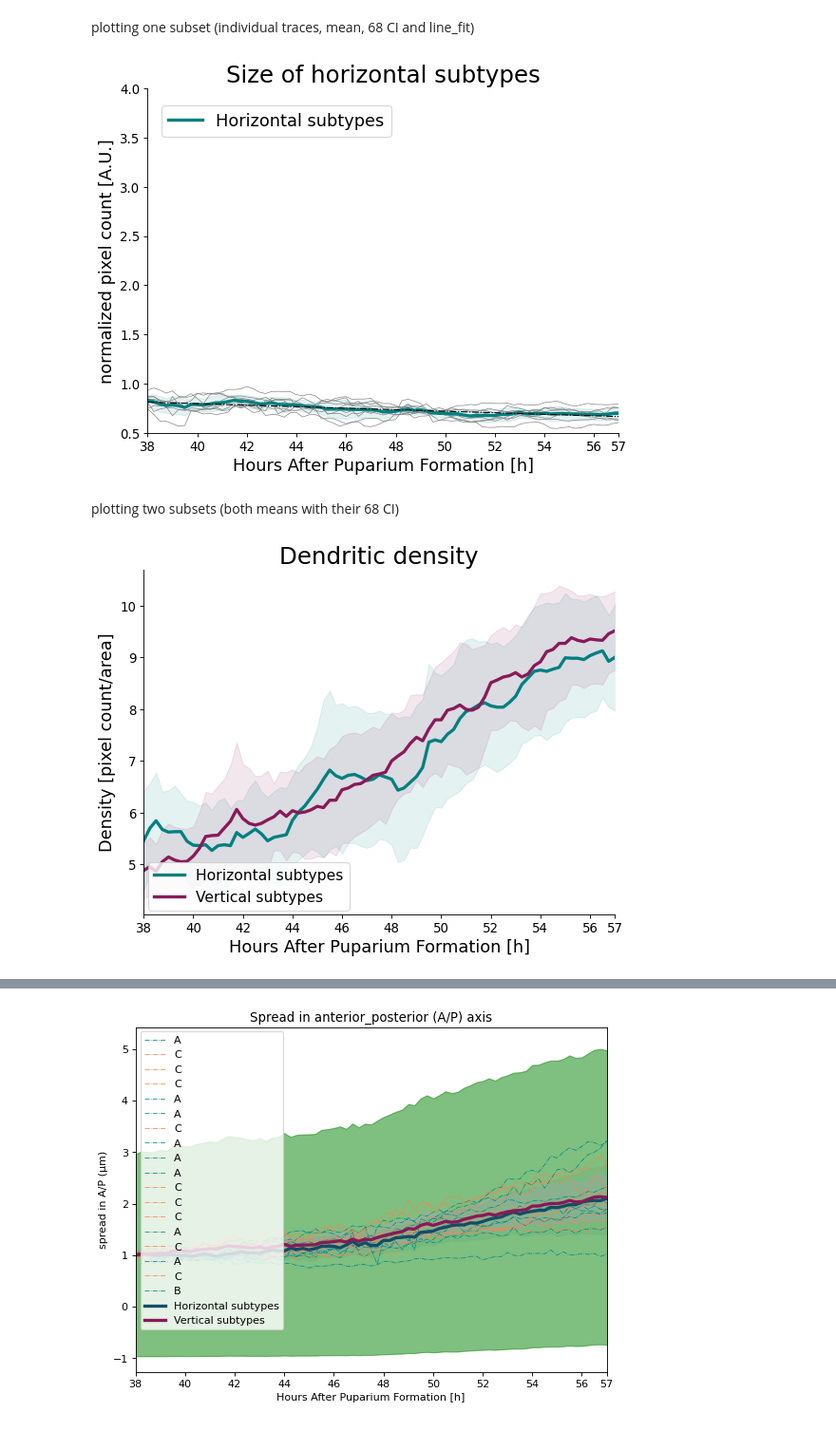
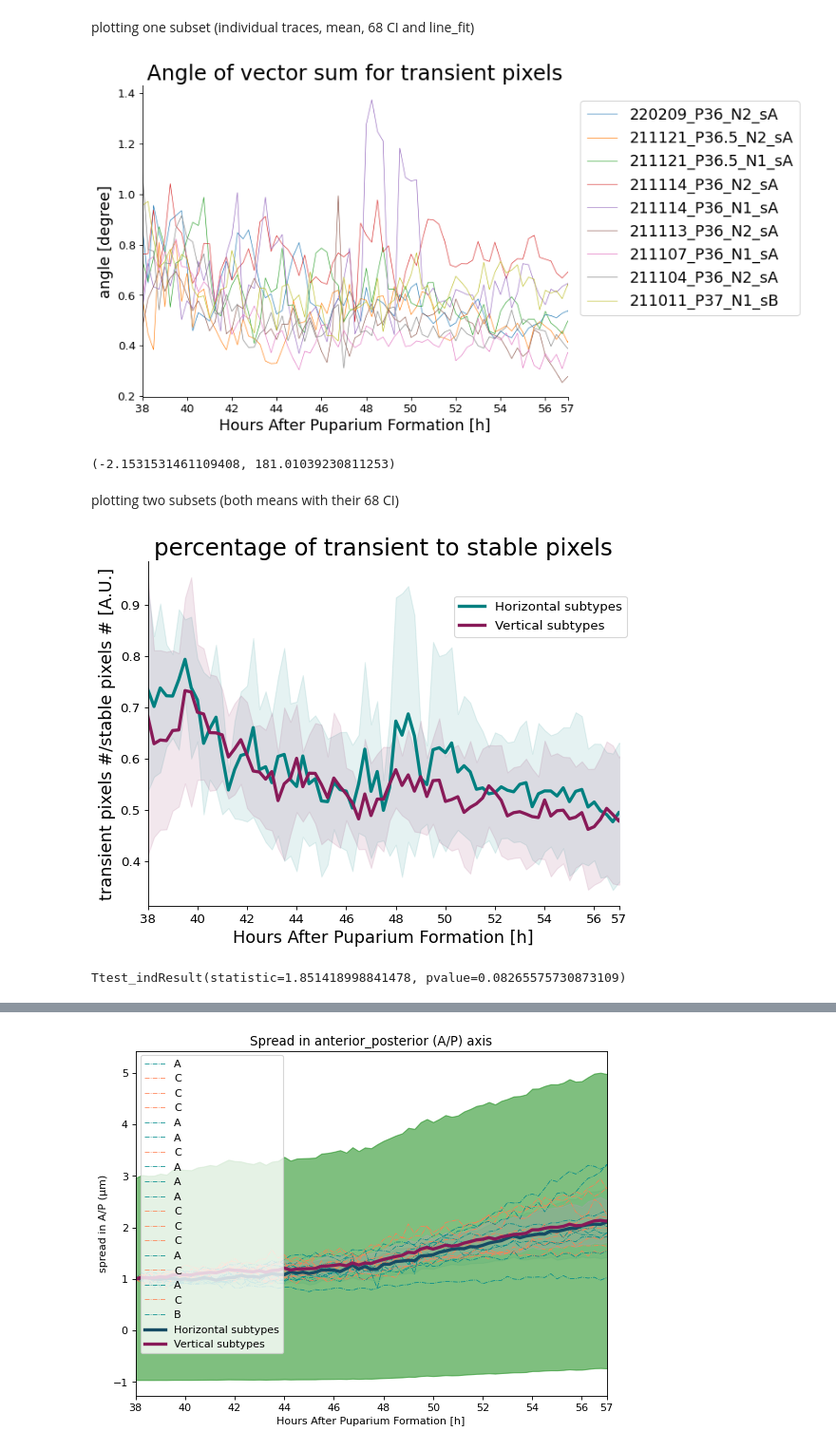
Before and after one commit to Asashou/TLI, a Jupyter notebook: pipeline/steps/step5_averaging_plotting.ipynb, the cells around one changed output, grey strips where cells are left out. Shown at 95% size. Drawn from its saved outputs; the diff is of its cells as text; code cells hidden in the pictures.

```diff
--- a/pipeline/steps/step5_averaging_plotting.ipynb
+++ b/pipeline/steps/step5_averaging_plotting.ipynb
@@ -205,3 +229,22 @@ norm_results.head()
+# %%
+# Normalize results of each neuron.
+# This is very dependant on the selected analysis point
+norm_results = collective_results2.copy()
+
+
+# For example, to normalize all timepoints based on T0, use the following line
+# norm_results.loc[:, norm_results.columns != 'timepoints'] = norm_results.loc[:, norm_results.columns != 'timepoints'].div(norm_results.loc[0, norm_results.columns != 'timepoints'])
+
+# ### if the normalization is a division of two seperate tables
+# norm_results.loc[:, norm_results.columns != 'timepoints'] = collective_results.loc[:, collective_results.columns != 'timepoints']/collective_results1.loc[0, collective_results1.columns != 'timepoints']
+norm_results.loc[:, norm_results.columns != 'timepoints'] = collective_results2.loc[:, collective_results2.columns != 'timepoints'] / collective_results.loc[:, collective_results.columns != 'timepoints']
+
+
+## to multiple the table a multiplier
+# norm_results.loc[:, norm_results.columns != 'timepoints'] = norm_results.loc[:, norm_results.columns != 'timepoints'] *0.076
+
+# diff of T from T_1
+# norm_results.loc[:, norm_results.columns != 'timepoints'] = norm_results.loc[:, norm_results.columns != 'timepoints'].diff()
 # %%
 norm_results1 = collective_results1.copy()
 # norm_results1.loc[:, norm_results1.columns != 'timepoints'] = norm_results1.loc[:, norm_results1.columns != 'timepoints'].div(norm_results1.loc[0, norm_results1.columns != 'timepoints'])
@@ -312,37 +358,44 @@ plotting one subset (individual traces, mean, 68 CI and line_fit)
 # %%
 plt.figure(figsize=(8, 6), dpi=80)
 colors = {'A':'teal','B':'teal' , 'C':'#881a58', 'D':'#881a58', 'C/D':'#881a58'}
-samples = list(subset.loc[:, ~subset.columns.isin(['timepoints', 'mean_'+plot_col, 'std_'+plot_col])].columns)
+plot_data = subset
+data_color = colors['A']
+samples = list(plot_data.loc[:, ~plot_data.columns.isin(['timepoints', 'mean_'+plot_col, 'std_'+plot_col])].columns)
 
 for name in samples:
-    plt.plot(subset['timepoints'], subset[name], c='gray', linewidth=0.6, linestyle='solid')
+    # plt.plot(plot_data['timepoints'], plot_data[name], c='gray', linewidth=0.6, linestyle='solid')
+    plt.plot(plot_data['timepoints'], plot_data[name], label=name, linewidth=0.6, linestyle='solid')
 
-plt.plot(subset['timepoints'], subset['mean_'+plot_col], label='Horizontal subtypes',
-        c=colors['A'], linestyle='solid', linewidth=3)
+# plt.plot(plot_data['timepoints'], plot_data['mean_'+plot_col], label='Horizontal subtypes',
+#         c=data_color, linestyle='solid', linewidth=3)
 
-min_val = subset['mean_'+plot_col] - 1*subset['std_'+plot_col]
-max_val = subset['mean_'+plot_col] + 1*subset['std_'+plot_col]
-plt.fill_between(subset['timepoints'], min_val, max_val, color=colors['A'], alpha=.1)
+# min_val = plot_data['mean_'+plot_col] - 1*plot_data['std_'+plot_col]
+# max_val = plot_data['mean_'+plot_col] + 1*plot_data['std_'+plot_col]
+# plt.fill_between(plot_data['timepoints'], min_val, max_val, color=data_color, alpha=.1)
 
-a, b = np.polyfit(subset['timepoints'], subset['mean_'+plot_col], 1)
-plt.plot(subset['timepoints'], a*subset['timepoints']+b, c='black', linestyle='dashdot', linewidth=1)
+# a, b = np.polyfit(subset['timepoints'], plot_data['mean_'+plot_col], 1)
+# plt.plot(plot_data['timepoints'], a*plot_data['timepoints']+b, c='black', linestyle='dashdot', linewidth=1)
 
-plt.legend(bbox_to_anchor=(.03, .95), loc=2, borderaxespad=0., prop={'size': 16})
-plt.title('Size of horizontal subtypes', fontsize=22)
-plt.ylabel('normalized pixel count [A.U.]', fontsize=16)
-plt.ylim(0.5,4)
+plt.legend(bbox_to_anchor=(1.03, .95), loc=2, borderaxespad=0., prop={'size': 16})
+plt.title('Angle of vector sum for transient pixels', fontsize=22)
+plt.ylabel('angle [degree]', fontsize=16)
+# plt.ylim(0.5,4)
 plt.xlim(38,57)
 x_range1 = list(np.arange(38,58,2))
 x_range1.append(57)
 plt.xticks(x_range1)
 plt.xlabel("Hours After Puparium Formation [h]", fontsize=16)
 plt.yticks(fontsize=12)
 plt.xticks(fontsize=12)
 sns.despine()
-fig_name = save_path+plot_col+'_horizontal_July.pdf'
+fig_name = save_path+plot_col+'_hortizontal_transPer_July.pdf'
 # plt.savefig(fig_name, bbox_inches='tight')
 # %% [output]
-[figure, old version]
+[figure, new version]
+# %%
+a,b
+# %% [output]
+(-2.1531531461109408, 181.01039230811253)
 # %% [markdown]
 plotting two subsets (both means with their 68 CI)
 # %%
@@ -363,9 +416,9 @@ min_val = subset1_1['mean_'+plot_col] - 1*subset1_1['std_'+plot_col]
 max_val = subset1_1['mean_'+plot_col] + 1*subset1_1['std_'+plot_col]
 plt.fill_between(subset1_1['timepoints'], min_val, max_val, color=colors['D'], alpha=.1)
 
-plt.legend(bbox_to_anchor=(.01, 0.15), loc=2, borderaxespad=0., prop={'size': 14})
-plt.title('Dendritic density', fontsize=22)
-plt.ylabel('Density [pixel count/area]', fontsize=16)
+plt.legend(bbox_to_anchor=(.65, 0.9), loc=2, borderaxespad=0., prop={'size': 12})
+plt.title('percentage of transient to stable pixels', fontsize=22)
+plt.ylabel('transient pixels #/stable pixels # [A.U.]', fontsize=16)
 plt.yticks(fontsize=12)
 plt.xticks(fontsize=12)
 # plt.ylim(0.5,1)
@@ -375,7 +428,7 @@ x_range1.append(57)
 sns.despine()
 plt.xticks(x_range1)
 plt.xlabel("Hours After Puparium Formation [h]", fontsize=16)
-fig_name = save_path+plot_col+'_July.pdf'
-# plt.savefig(fig_name, bbox_inches='tight')
+fig_name = save_path+plot_col+'_um_July.pdf'
+plt.savefig(fig_name, bbox_inches='tight')
 # %% [output]
-[figure, old version]
+[figure, new version]
@@ -381,0 +438,5 @@ fig_name = save_path+plot_col+'_July.pdf'
+# %%
+import scipy
+scipy.stats.ttest_ind(a, b)
+# %% [output]
+Ttest_indResult(statistic=1.851418998841478, pvalue=0.08265575730873109)
```
Also changed, not shown: parts of 12 cells of this notebook, 7 other files.
